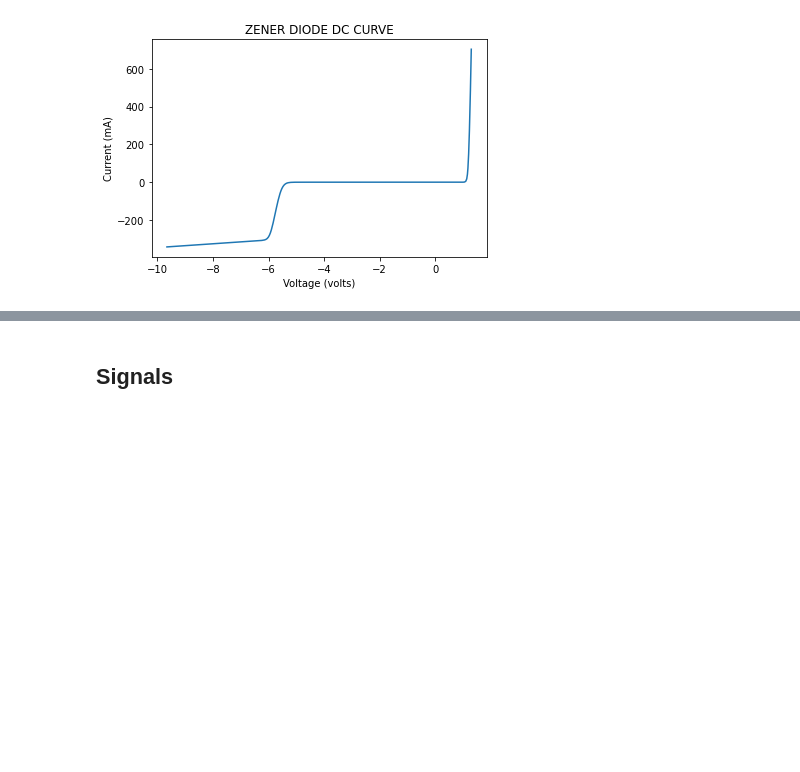
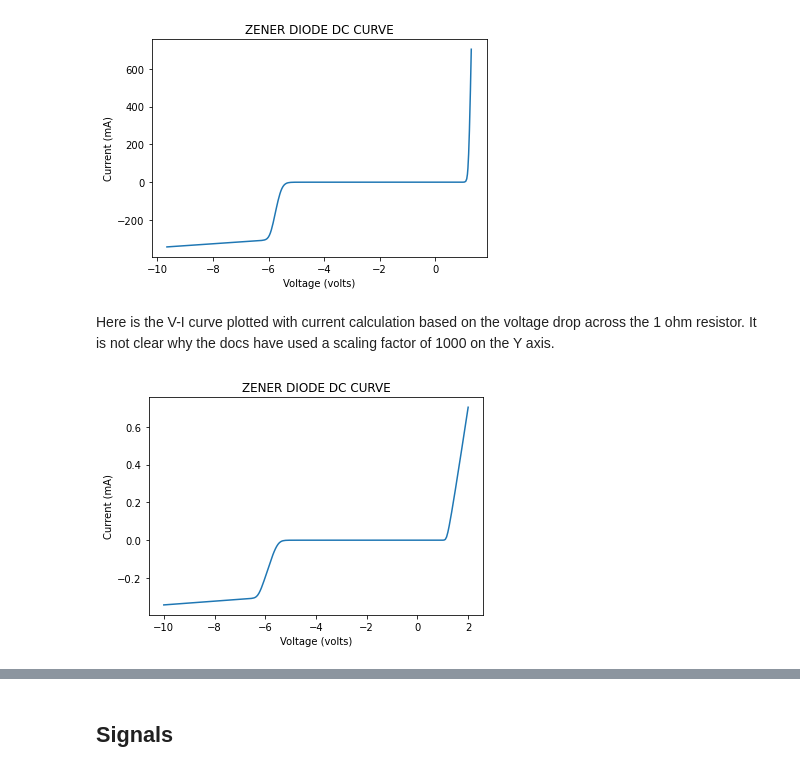
Before and after one commit to sunbee/ArtofElectronics, a Jupyter notebook: AoE_Chapter01.ipynb, the cells around one changed output, grey strips where cells are left out. Drawn from its saved outputs; the diff is of its cells as text; code cells hidden in the pictures; blank space fills up the shorter version.

Commit message:
Added zener in voltage divider

```diff
--- a/AoE_Chapter01.ipynb
+++ b/AoE_Chapter01.ipynb
@@ -420,3 +419,13 @@ plt.plot(out.output, -out.VVin*1000)
 plt.show()
 # %% [output]
 [figure]
+# %% [markdown]
+Here is the V-I curve plotted with current calculation based on the voltage drop across the 1 ohm resistor. It is not clear why the docs have used a scaling factor of 1000 on the Y axis.
+# %%
+plt.title("ZENER DIODE DC CURVE")
+plt.xlabel('Voltage (volts)')
+plt.ylabel('Current (mA)') # Based on voltage drop across 1 ohm resistor
+plt.plot(out.input, out.input-out.output)
+plt.show()
+# %% [output]
+[figure, added]
```
Also changed, not shown: parts of 7 cells of this notebook, 1 other file.
